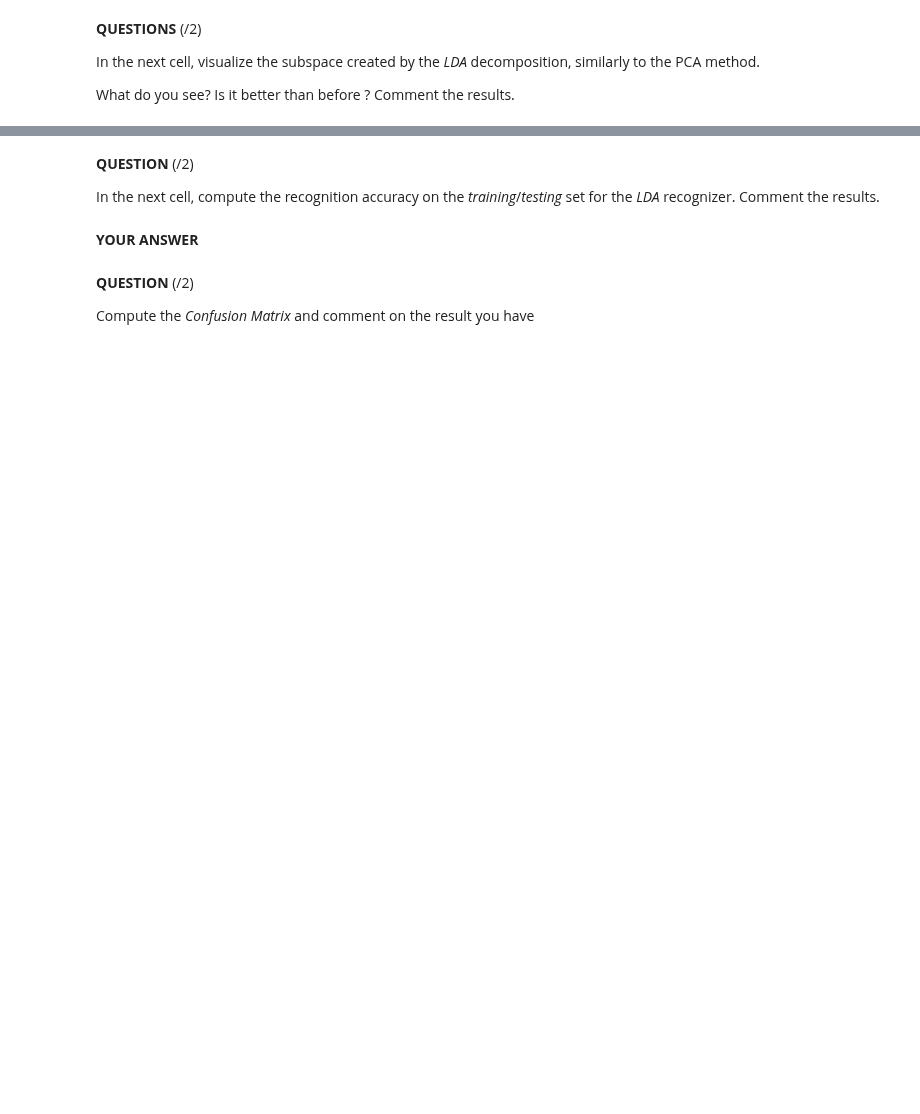
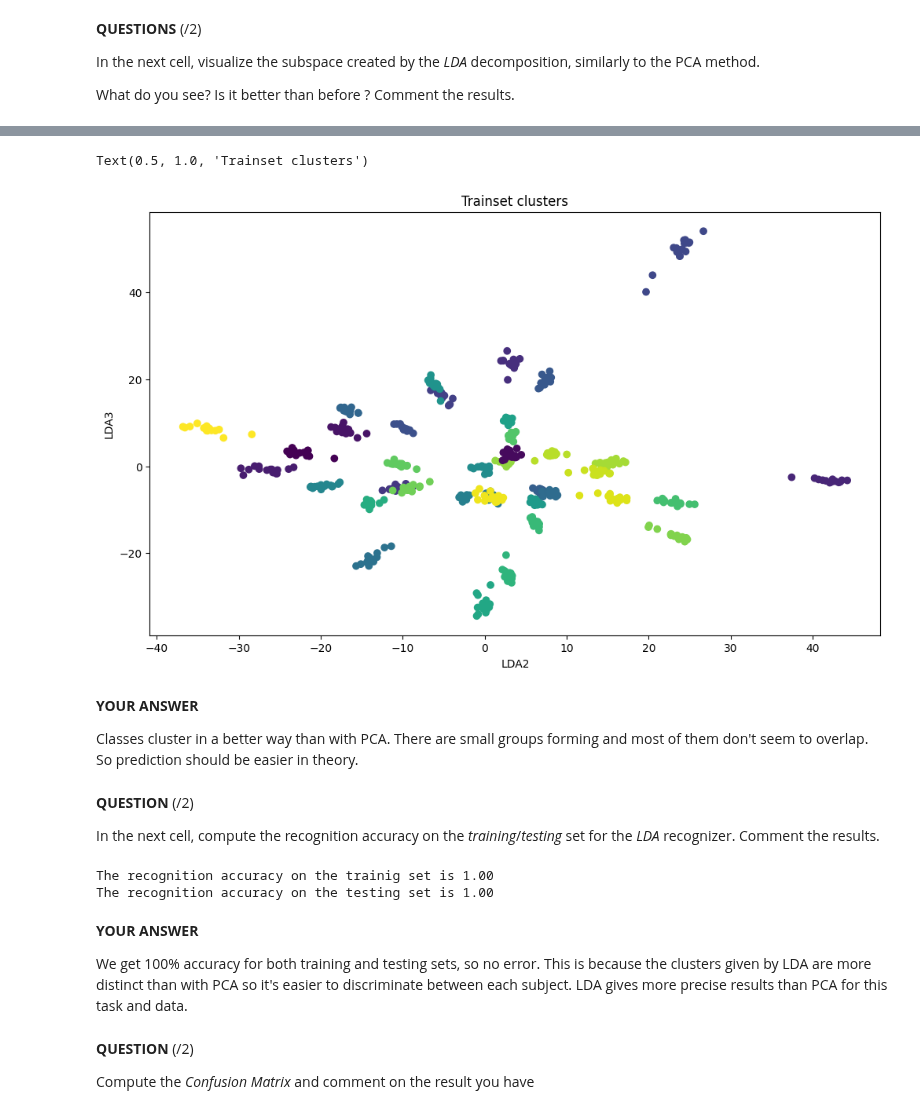
Before and after one commit to YannJD/LSIP_labs, a Jupyter notebook: Lab2/notebook/02_object_detection_and_recognition_2025.ipynb, the cells around one changed output, grey strips where cells are left out. Drawn from its saved outputs; the diff is of its cells as text; code cells hidden in the pictures; blank space fills up the shorter version.

```diff
--- a/Lab2/notebook/02_object_detection_and_recognition_2025.ipynb
+++ b/Lab2/notebook/02_object_detection_and_recognition_2025.ipynb
@@ -1329,3 +1360,24 @@ What do you see? Is it better than before ? Comment the results.
+# %%
+# YOUR CODE HERE
+# Poject data onto subspace
+fisher_train = lda.transform(train_img)
+
+# Visualize
+# Colors for distinct individuals
+colors = LabelEncoder().fit_transform(train_label.ravel())
+
+plt.figure(figsize=(12, 7))
+plt.scatter(fisher_train[:, 2], fisher_train[:, 3], c=colors)
+plt.xlabel('LDA2')
+plt.ylabel('LDA3')
+plt.title('Trainset clusters')
+# %% [output]
+Text(0.5, 1.0, 'Trainset clusters')
+[figure, added]
+# %% [markdown]
+**YOUR ANSWER**
+
+Classes cluster in a better way than with PCA. There are small groups forming and most of them don't seem to overlap. So prediction should be easier in theory.
 # %% [markdown]
 **QUESTION** (/2)
 
@@ -1336,13 +1388,30 @@ test_acc = 0
 
 ######################
 # YOUR CODE HERE
+lda_train_centro, lda_train_centro_label = compute_centroids(train_img, lda, train_label)
+lda_train_pred = recognize(lda, lda_train_centro, lda_train_centro_label, train_img)
+
+# Compute performance
+lda_n_err = np.count_nonzero(np.where(lda_train_pred != train_label))
+train_acc = 1.0 - lda_n_err / train_label.size
+
+lda_test_pred = recognize(lda, lda_train_centro, lda_train_centro_label, test_img)
+
+# Compute performance
+lda_test_n_err = np.count_nonzero(np.where(lda_test_pred != test_label))
+test_acc = 1.0 - lda_test_n_err / test_label.size
 ######################
 
 print("The recognition accuracy on the trainig set is {:.2f}".format(train_acc))
 
 print("The recognition accuracy on the testing set is {:.2f}".format(test_acc))
+# %% [output]
+The recognition accuracy on the trainig set is 1.00
+The recognition accuracy on the testing set is 1.00
-# %% [markdown]
-**YOUR ANSWER**
+# %% [markdown]
+**YOUR ANSWER**
+
+We get 100% accuracy for both training and testing sets, so no error. This is because the clusters given by LDA are more distinct than with PCA so it's easier to discriminate between each subject. LDA gives more precise results than PCA for this task and data.
 # %% [markdown]
 **QUESTION** (/2)
 
```
Also changed, not shown: parts of 21 cells of this notebook.
